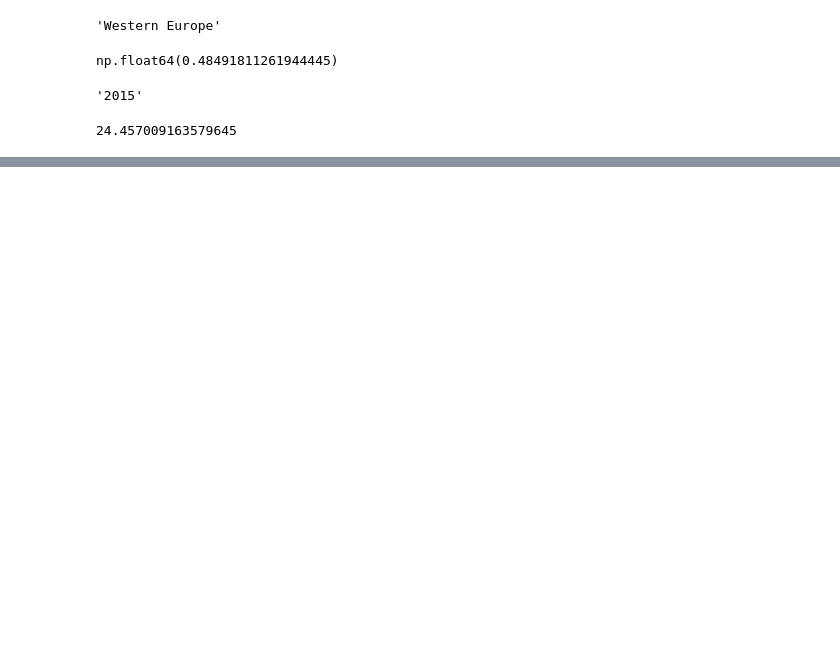
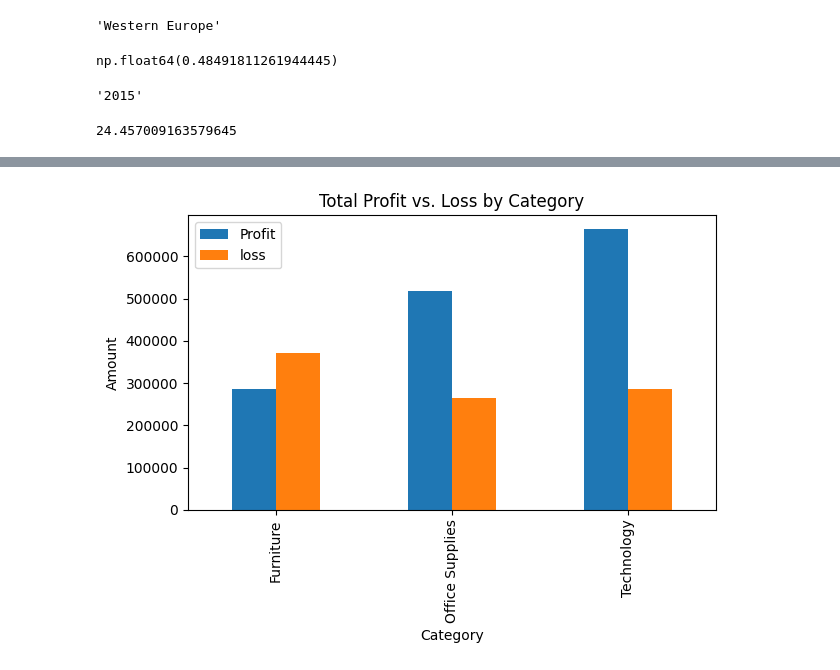
Before and after one commit to subhiksha-kodi/EDA-PROJECT---GLOBAL-SUPERSTORE-SALES-ANALYSIS, a Jupyter notebook: code.ipynb, the cells around one changed output, grey strips where cells are left out. Drawn from its saved outputs; the diff is of its cells as text; code cells hidden in the pictures; blank space fills up the shorter version.

```diff
--- a/code.ipynb
+++ b/code.ipynb
@@ -469,0 +579,9 @@ percentage
+# %%
+agg=df.groupby("Category")[["Profit", "loss"]].sum()
+agg.plot(kind='bar')
+plt.title("Total Profit vs. Loss by Category")
+plt.ylabel("Amount")
+plt.tight_layout()
+plt.show()
+# %% [output]
+[figure, added]
```
Also changed, not shown: parts of 27 cells of this notebook.
